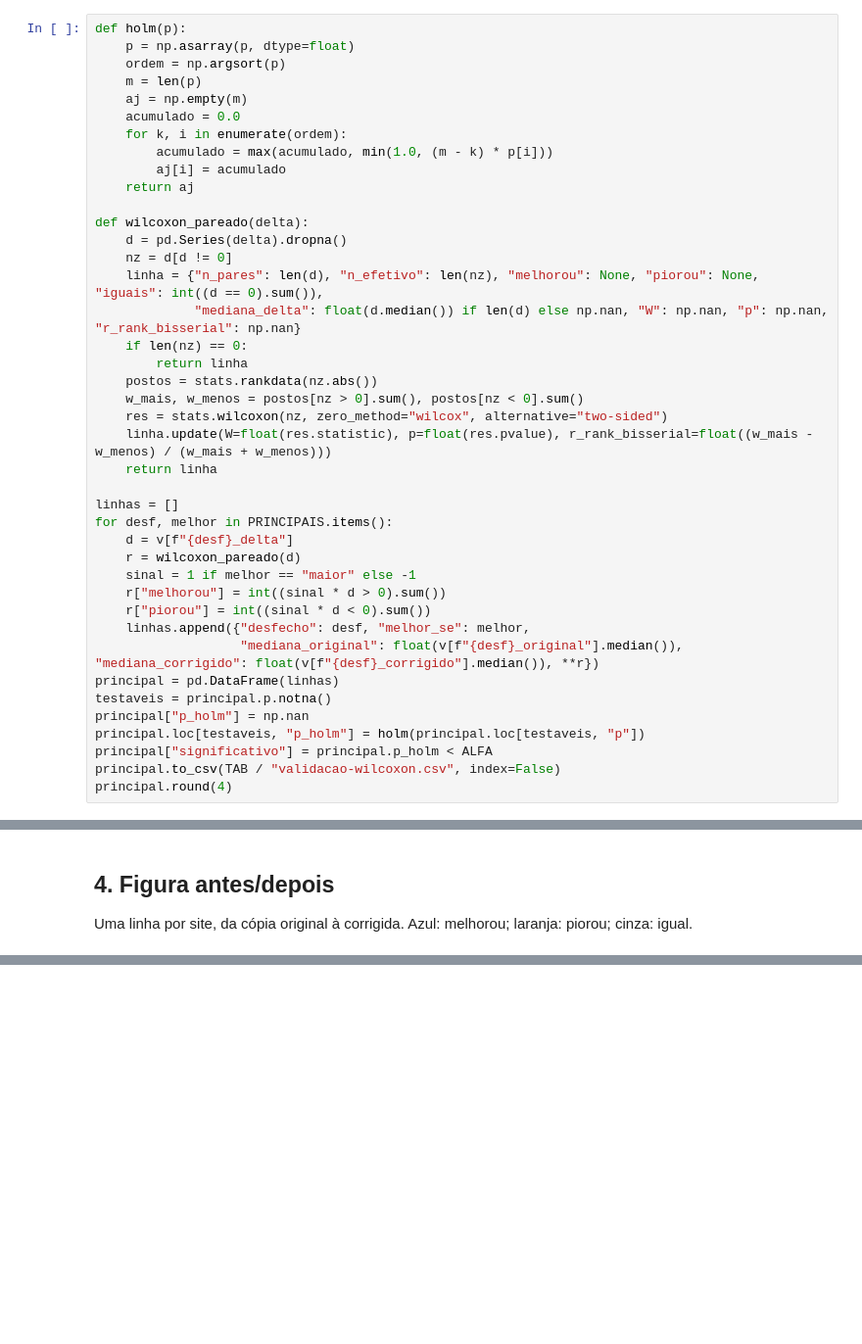
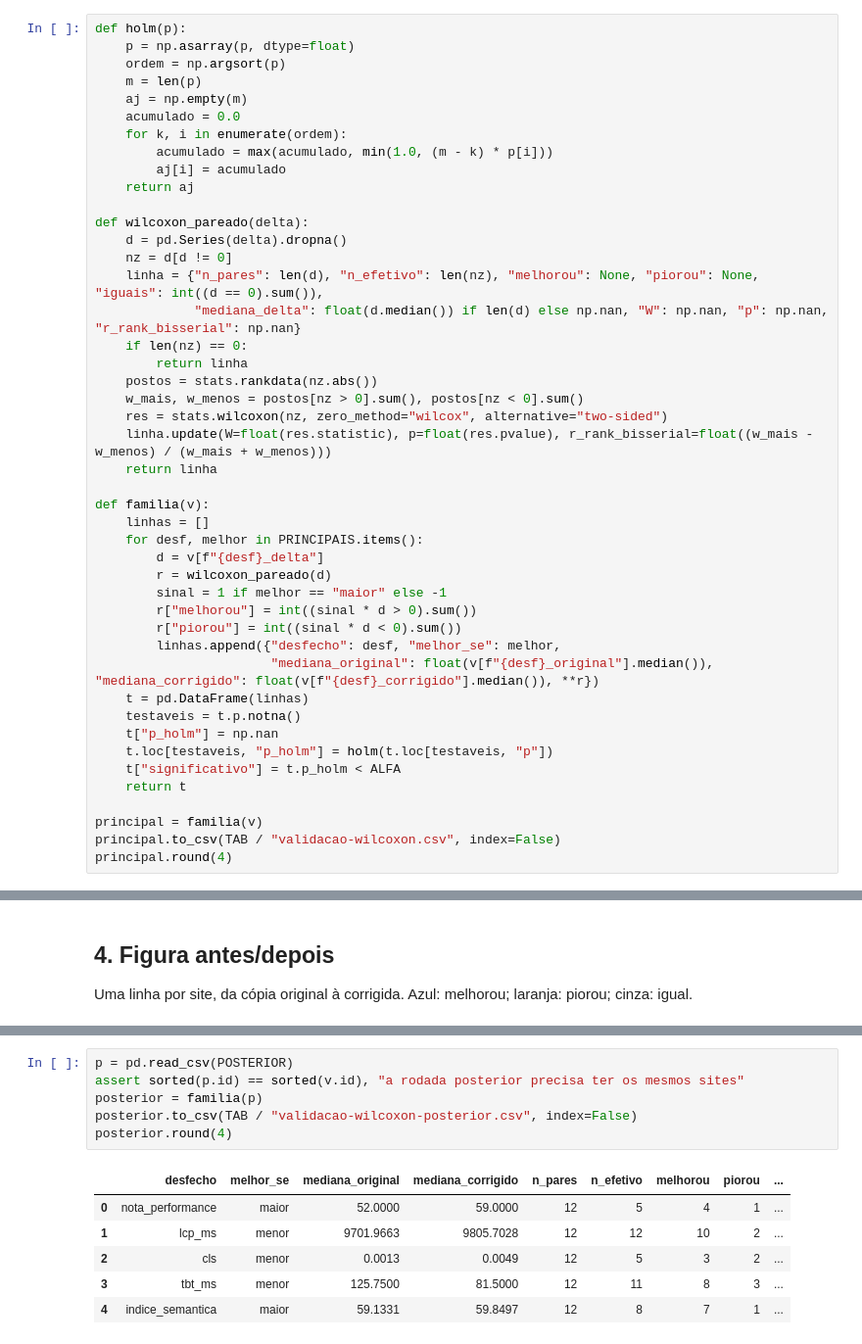
Before and after one commit to MateoCalazans/tcc-ufrn-web-audit, a Jupyter notebook: analysis/validacao.ipynb, the cells around one changed output, grey strips where cells are left out. Shown at 98% size. Saved outputs shown, nothing was run; the diff lists cells and outputs as text; blank space fills up the shorter version.

```diff
--- a/analysis/validacao.ipynb
+++ b/analysis/validacao.ipynb
@@ -119,20 +124,24 @@ def wilcoxon_pareado(delta):
     linha.update(W=float(res.statistic), p=float(res.pvalue), r_rank_bisserial=float((w_mais - w_menos) / (w_mais + w_menos)))
     return linha
 
-linhas = []
-for desf, melhor in PRINCIPAIS.items():
-    d = v[f"{desf}_delta"]
-    r = wilcoxon_pareado(d)
-    sinal = 1 if melhor == "maior" else -1
-    r["melhorou"] = int((sinal * d > 0).sum())
-    r["piorou"] = int((sinal * d < 0).sum())
-    linhas.append({"desfecho": desf, "melhor_se": melhor,
-                   "mediana_original": float(v[f"{desf}_original"].median()), "mediana_corrigido": float(v[f"{desf}_corrigido"].median()), **r})
-principal = pd.DataFrame(linhas)
-testaveis = principal.p.notna()
-principal["p_holm"] = np.nan
-principal.loc[testaveis, "p_holm"] = holm(principal.loc[testaveis, "p"])
-principal["significativo"] = principal.p_holm < ALFA
+def familia(v):
+    linhas = []
+    for desf, melhor in PRINCIPAIS.items():
+        d = v[f"{desf}_delta"]
+        r = wilcoxon_pareado(d)
+        sinal = 1 if melhor == "maior" else -1
+        r["melhorou"] = int((sinal * d > 0).sum())
+        r["piorou"] = int((sinal * d < 0).sum())
+        linhas.append({"desfecho": desf, "melhor_se": melhor,
+                       "mediana_original": float(v[f"{desf}_original"].median()), "mediana_corrigido": float(v[f"{desf}_corrigido"].median()), **r})
+    t = pd.DataFrame(linhas)
+    testaveis = t.p.notna()
+    t["p_holm"] = np.nan
+    t.loc[testaveis, "p_holm"] = holm(t.loc[testaveis, "p"])
+    t["significativo"] = t.p_holm < ALFA
+    return t
+
+principal = familia(v)
 principal.to_csv(TAB / "validacao-wilcoxon.csv", index=False)
 principal.round(4)
 # %% [output]
@@ -237,0 +255,13 @@ figura: C:\Users\Mateo\Documents\tcc-ufrn-web-audit\docs\resultados\figuras\vali
+# %%
+p = pd.read_csv(POSTERIOR)
+assert sorted(p.id) == sorted(v.id), "a rodada posterior precisa ter os mesmos sites"
+posterior = familia(p)
+posterior.to_csv(TAB / "validacao-wilcoxon-posterior.csv", index=False)
+posterior.round(4)
+# %% [output]
+|  | desfecho | melhor_se | mediana_original | mediana_corrigido | n_pares | n_efetivo | melhorou | piorou | ... |
+| 0 | nota_performance | maior | 52.0000 | 59.0000 | 12 | 5 | 4 | 1 | ... |
+| 1 | lcp_ms | menor | 9701.9663 | 9805.7028 | 12 | 12 | 10 | 2 | ... |
+| 2 | cls | menor | 0.0013 | 0.0049 | 12 | 5 | 3 | 2 | ... |
+| 3 | tbt_ms | menor | 125.7500 | 81.5000 | 12 | 11 | 8 | 3 | ... |
+| 4 | indice_semantica | maior | 59.1331 | 59.8497 | 12 | 8 | 7 | 1 | ... |
```
Also changed, not shown: parts of 7 cells of this notebook.
